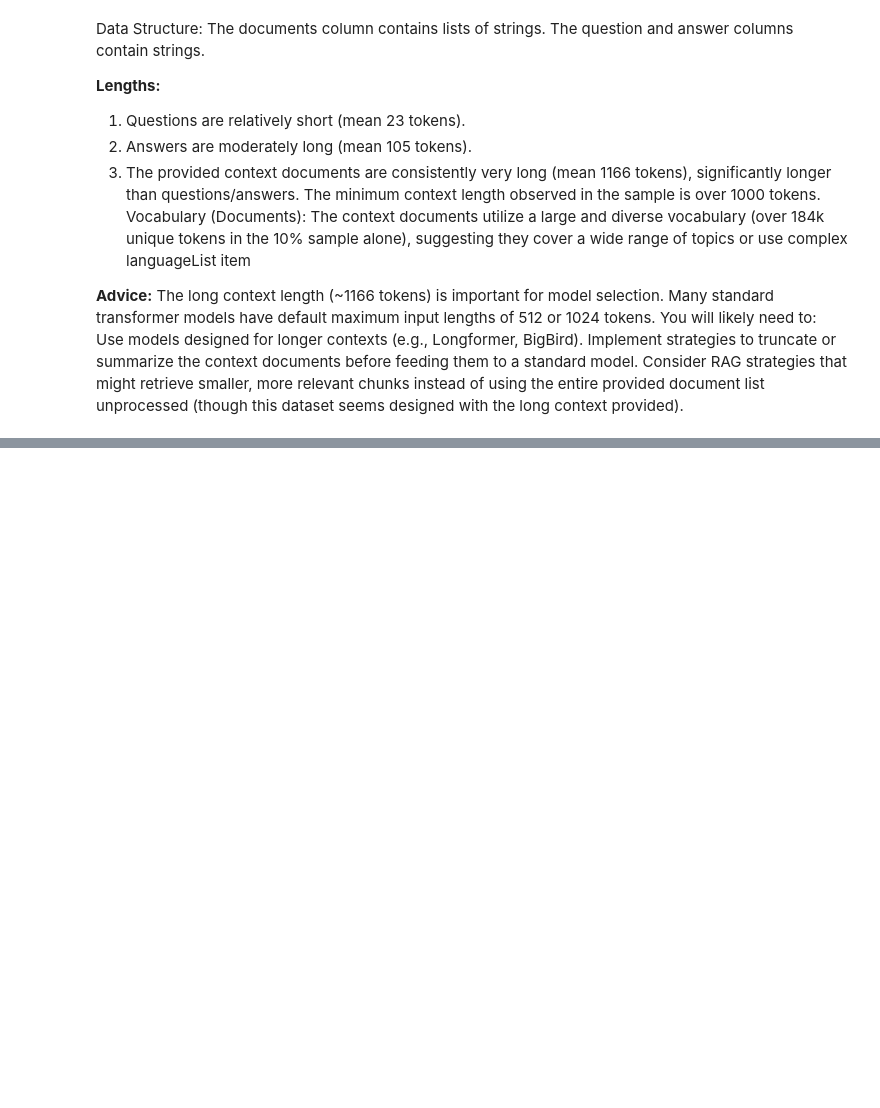
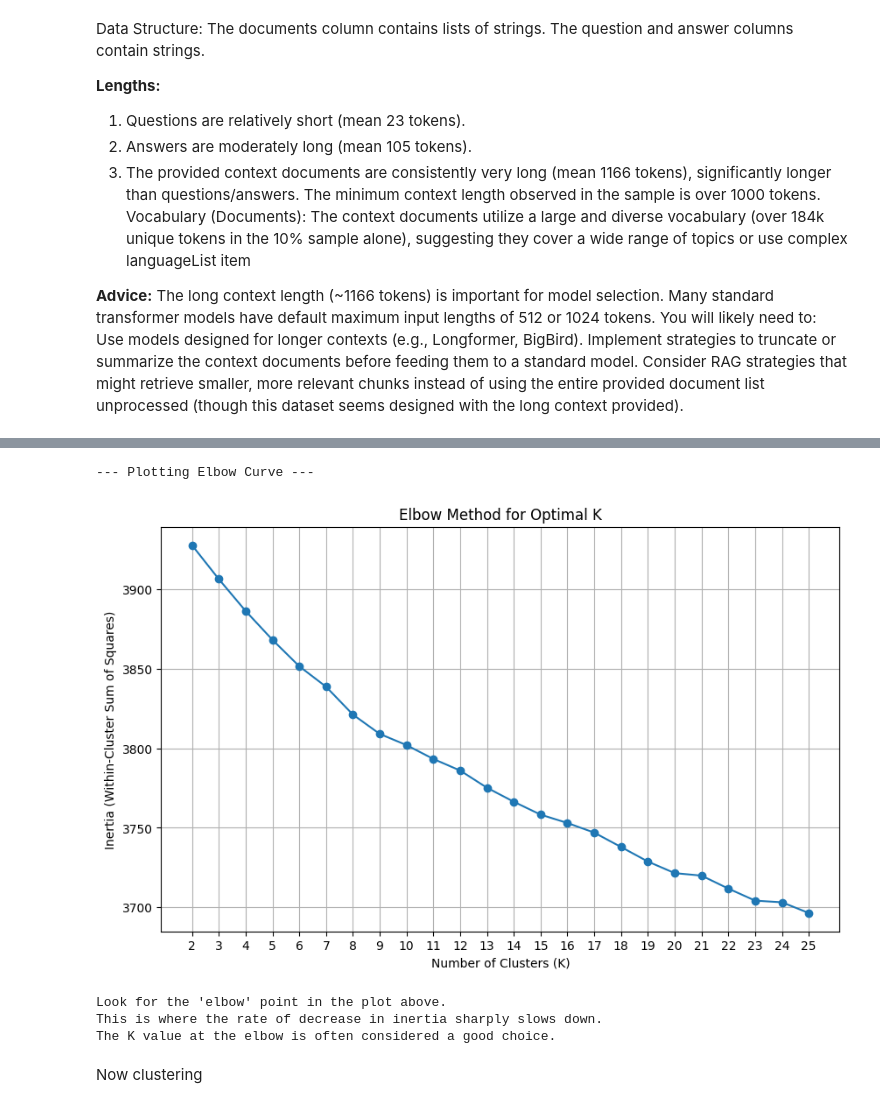
Before and after one commit to hirdeshkumar2407/RAG_Pipeline_LLM, a Jupyter notebook: 1_ClusterTheDocuments.ipynb, the cells around one changed output, grey strips where cells are left out. Saved outputs shown, nothing was run; the diff lists cells and outputs as text; code cells hidden in the pictures; blank space fills up the shorter version.

```diff
--- a/1_ClusterTheDocuments.ipynb
+++ b/1_ClusterTheDocuments.ipynb
@@ -556,0 +874,18 @@ Consider RAG strategies that might retrieve smaller, more relevant chunks instea
+# %%
+# --- Print the original document text for comparison ---
+
+# Check prerequisite
+if 'df_sample' in locals() and 'combined_documents' in df_sample.columns:
+    print("\nOriginal text of the first document in the sample (df_sample.iloc[0]):")
+    try:
+        # Use iloc[0] to get the first row regardless of index label
+        first_doc_text = df_sample['combined_documents'].iloc[0]
+
+        # Print a reasonable amount of text (e.g., first 1000 characters)
+        print(first_doc_text[:1000] + ('...' if len(first_doc_text) > 1000 else ''))
+    except IndexError:
+        print("Error: df_sample seems to be empty.")
+    except Exception as e:
+        print(f"Error retrieving document text: {e}")
+else:
+    print("Error: 'df_sample' or 'combined_documents' column not found.")
@@ -556,0 +961,39 @@ Consider RAG strategies that might retrieve smaller, more relevant chunks instea
+# %%
+# Cell 5.2: Elbow Method - Plotting
+
+# Check if inertia calculation was successful
+if 'inertias' in locals() and inertias is not None and \
+   'k_range' in locals() and k_range is not None:
+
+    print("\n--- Plotting Elbow Curve ---")
+    plt.figure(figsize=(10, 6))
+
+    # Filter out any None values if errors occurred during calculation
+    valid_k = [k for k, i in zip(k_range, inertias) if i is not None]
+    valid_inertias = [i for i in inertias if i is not None]
+
+    if valid_k: # Proceed only if we have valid results
+        plt.plot(valid_k, valid_inertias, marker='o', linestyle='-')
+        plt.xlabel('Number of Clusters (K)')
+        plt.ylabel('Inertia (Within-Cluster Sum of Squares)')
+        plt.title('Elbow Method for Optimal K')
+        plt.xticks(valid_k) # Show ticks for tested K values (might get crowded for large ranges)
+        plt.grid(True)
+        plt.show()
+
+        print("\nLook for the 'elbow' point in the plot above.")
+        print("This is where the rate of decrease in inertia sharply slows down.")
+        print("The K value at the elbow is often considered a good choice.")
+    else:
+        print("No valid inertia values found to plot.")
+
+else:
+    print("Skipping Elbow Plot because inertia calculation failed or prerequisites are missing.")
+# %% [output]
+--- Plotting Elbow Curve ---
+[figure, added]
+Look for the 'elbow' point in the plot above.
+This is where the rate of decrease in inertia sharply slows down.
+The K value at the elbow is often considered a good choice.
+# %% [markdown]
+Now clustering
```
Also changed, not shown: parts of 35 cells of this notebook.
